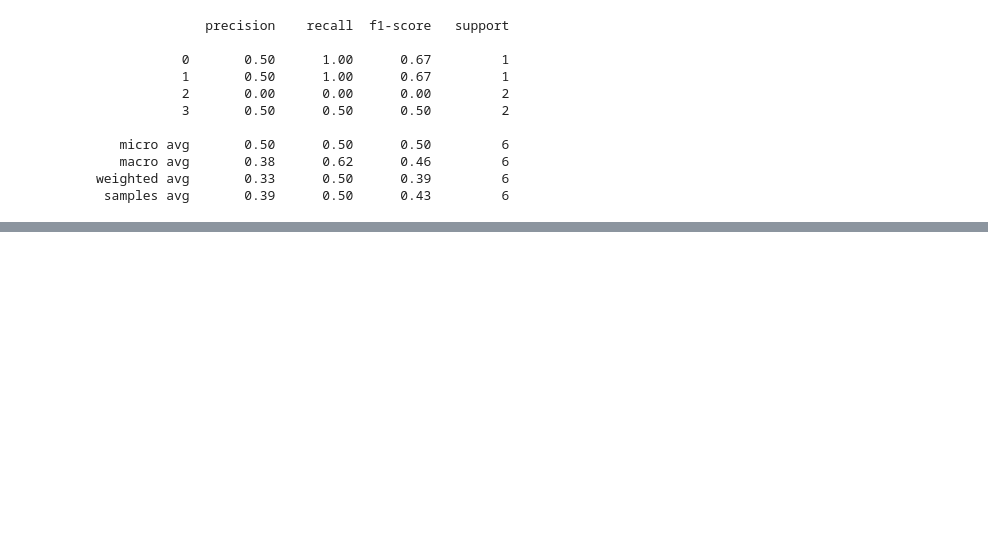
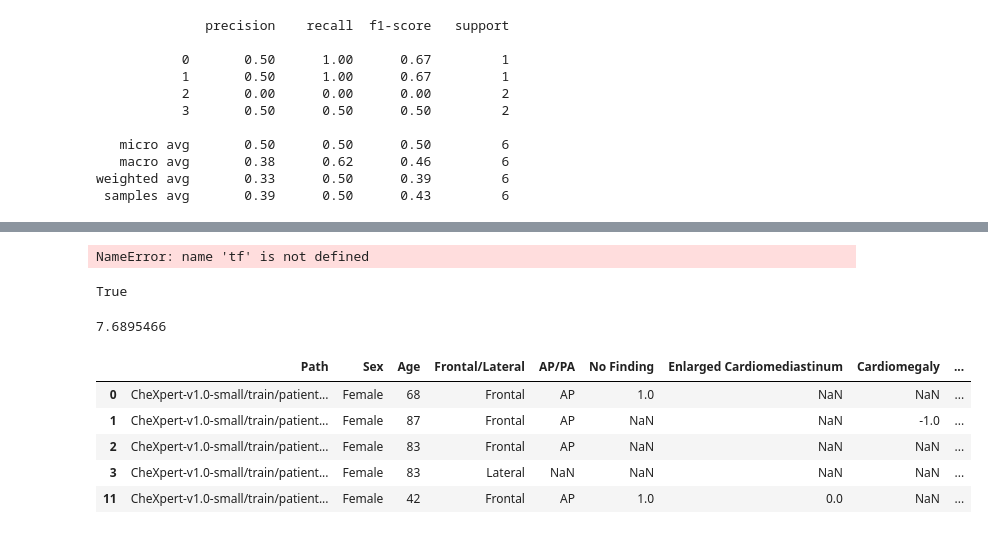
Before and after one commit to TobiasSchmidtDE/DeepL-MedicalImaging, a Jupyter notebook: src/architectures/simple/experiments_exec.ipynb, the cells around one changed output, grey strips where cells are left out. Cells and saved outputs as stored; diff of their text form; code cells hidden in the pictures; blank space fills up the shorter version.

```diff
--- a/src/architectures/simple/experiments_exec.ipynb
+++ b/src/architectures/simple/experiments_exec.ipynb
@@ -274,0 +364,19 @@ model = densenet()
+# %%
+mock_predictions = tf.constant([[0., 0., 0.5, 1.], [0.8, 0.1, 0.2, 0.1]])
+mock_truth = tf.constant([[0., 0., 1., 1.], [1., 0., 1., 0.]])
+
+tf.constant(1.) - mock_truth
+# %% [output]
+NameError: name 'tf' is not defined
+# %%
+label_id = 0
+single_pathology_pred = mock_predictions[:, label_id]
+p = tf.stack([mock_predictions, 1. - mock_predictions], 1)
+t = tf.stack([mock_truth, 1. - mock_truth], 1)
+sum_bc=0
+for i in range(4):
+    sum_bc = tf.keras.losses.BinaryCrossentropy()(t[:, :, i], p[:, :, i])
+sum_bc/4
+t.dtype == tf.float32
+# %% [output]
+True
@@ -274,0 +397,23 @@ model = densenet()
+# %%
+y_true = [[0., 1.], [1., 0.]]
+y_pred = [[1, 0], [1., 0]]
+# Using 'auto'/'sum_over_batch_size' reduction type.
+bce = tf.keras.losses.BinaryCrossentropy()
+bce(y_true, y_pred).numpy()
+# %% [output]
+7.6895466
+# %%
+import pandas as pd
+from src.preprocessing.split.train_test_split import train_test_split
+dataset_folder= Path(os.environ.get("CHEXPERT_DATASET_DIRECTORY"))
+train_valid_labels = pd.read_csv( dataset_folder/ "train.csv")
+train_labels, validation_labels = train_test_split(train_valid_labels)
+
+train_labels.head()
+# %% [output]
+|  | Path | Sex | Age | Frontal/Lateral | AP/PA | No Finding | Enlarged Cardiomediastinum | Cardiomegaly | ... |
+| 0 | CheXpert-v1.0-small/train/patient... | Female | 68 | Frontal | AP | 1.0 | NaN | NaN | ... |
+| 1 | CheXpert-v1.0-small/train/patient... | Female | 87 | Frontal | AP | NaN | NaN | -1.0 | ... |
+| 2 | CheXpert-v1.0-small/train/patient... | Female | 83 | Frontal | AP | NaN | NaN | NaN | ... |
+| 3 | CheXpert-v1.0-small/train/patient... | Female | 83 | Lateral | NaN | NaN | NaN | NaN | ... |
+| 11 | CheXpert-v1.0-small/train/patient... | Female | 42 | Frontal | AP | 1.0 | 0.0 | NaN | ... |
```
Also changed, not shown: parts of 47 cells of this notebook, 5 other files.
